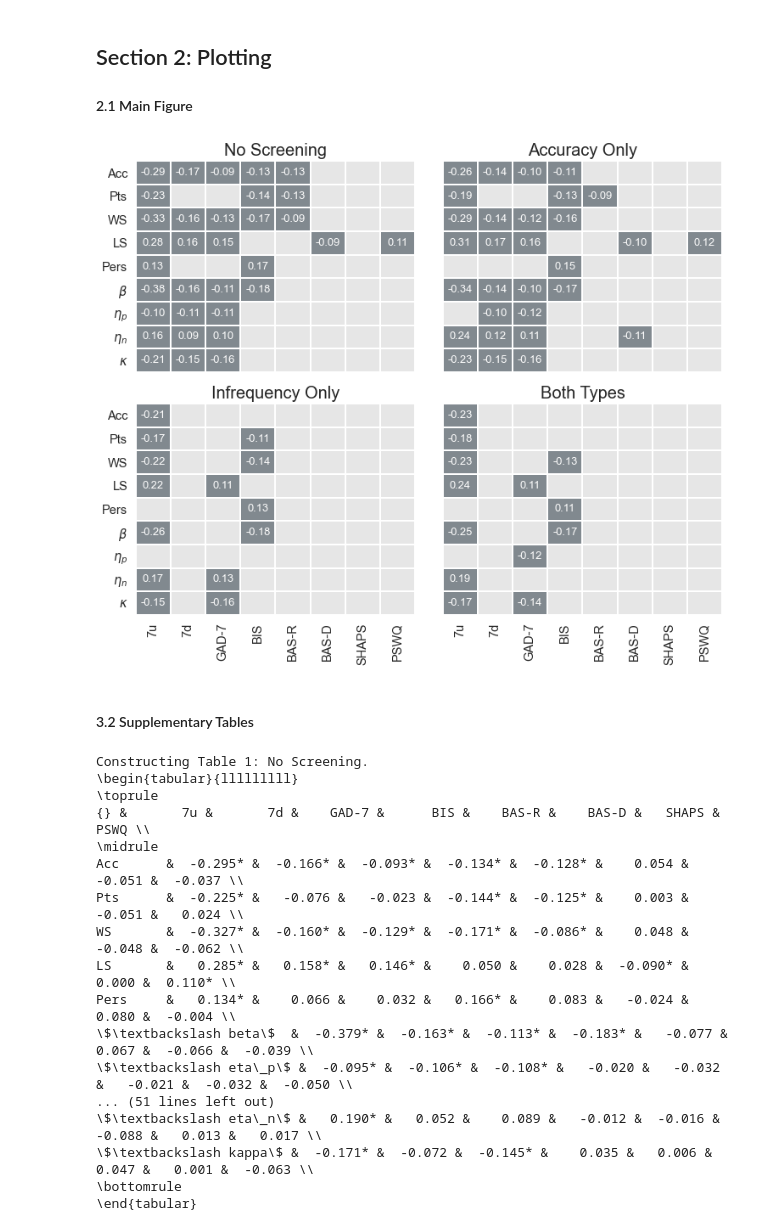
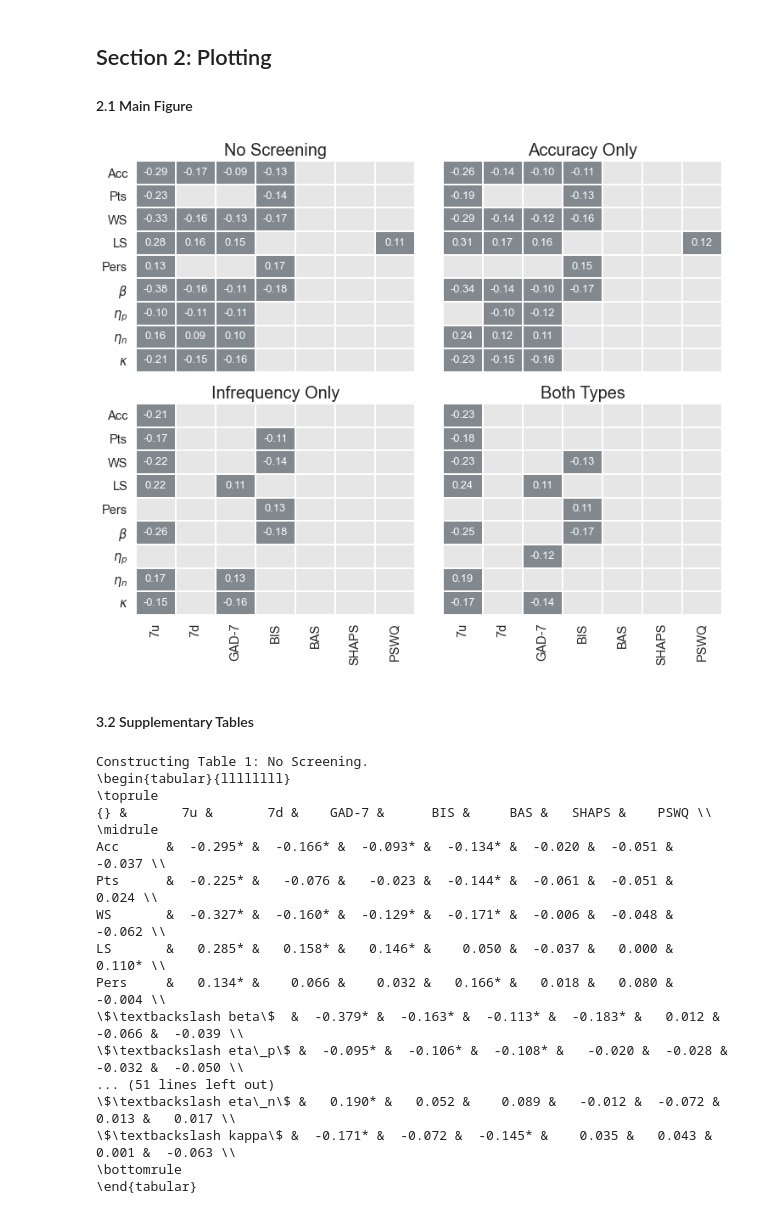
Before and after one commit to nivlab/sciops, a Jupyter notebook: analysis/results_03a.ipynb, the cells around one changed output. Drawn from its saved outputs; the diff is of its cells as text; code cells hidden in the pictures.

```diff
--- a/analysis/results_03a.ipynb
+++ b/analysis/results_03a.ipynb
@@ -36,7 +36,7 @@ queries = [
 
 ## Define variables of interest.
 rows = ['accuracy','points','ws','ls','perseveration','beta','eta_p','eta_n','kappa']
-cols = ['7u','7d','gad7','bis','bas_r','bas_d','shaps','pswq']
+cols = ['7u','7d','gad7','bis','bas','shaps','pswq']
 
 ## Define number of bootstraps.
 n_iter = 5000
@@ -102,36 +102,36 @@ annot_color = '0.99'
 label_pad = 6
 
 ## Define labels.
-xticklabels = ['7u', '7d', 'GAD-7', 'BIS', 'BAS-R', 'BAS-D', 'SHAPS', 'PSWQ']
+xticklabels = ['7u', '7d', 'GAD-7', 'BIS', 'BAS', 'SHAPS', 'PSWQ']
 yticklabels = ['Acc', 'Pts', 'WS', 'LS', 'Pers', r'$\beta$', r'$\eta_p$', r'$\eta_n$', r'$\kappa$']
 titles = ['No Screening', 'Accuracy Only', 'Infrequency Only', 'Both Types']
 
 #~~~~~~~~~~~~~~~~~~~~~~~~~~~~~~~~~~~~~~~~~~#
 ### Main loop.
 #~~~~~~~~~~~~~~~~~~~~~~~~~~~~~~~~~~~~~~~~~~#
 
 for k in range(corr.shape[0]):
 
     ## Initialize axis.
     ax = plt.subplot(gs[k//2,k%2])
 
     ## Plot correlations.
     arr = np.where(corr[k] * (pval[k] < 0.05), 1, 0)
     sns.heatmap(arr, cmap=cmap, cbar=False, linecolor='w', linewidths=1,
                 xticklabels=xticklabels if k//2 else [],
                 yticklabels=yticklabels if not k%2 else [], ax=ax)
 
     ## Add title.
     ax.set_title(titles[k], fontsize=20)
 
     ## Add annotations.
     for i, j in np.array(np.where(arr)).T:
         ax.text(j+0.5, i+0.5, '%0.2f' %corr[k,i,j], ha='center', va='center', fontsize=13, color=annot_color)
 
 ## Save figure.
 plt.savefig(os.path.join('..','figures','main_03a.png'), dpi=180, transparent=True)
 # %% [output]
-[figure, old version]
+[figure, new version]
 # %% [markdown]
 #### 3.2 Supplementary Tables
 # %%
@@ -145,7 +145,7 @@ from pandas import DataFrame
 tables = ['No Screening', 'Accuracy Only', 'Infrequency Only', 'Both Types']
 
 ## Define columns.
-columns = ['7u', '7d', 'GAD-7', 'BIS', 'BAS-R', 'BAS-D', 'SHAPS', 'PSWQ']
+columns = ['7u', '7d', 'GAD-7', 'BIS', 'BAS', 'SHAPS', 'PSWQ']
 index = ['Acc', 'Pts', 'WS', 'LS', 'Pers', r'$\beta$', r'$\eta_p$', r'$\eta_n$', r'$\kappa$']
 
 #~~~~~~~~~~~~~~~~~~~~~~~~~~~~~~~~~~~~~~~~~~#
@@ -167,19 +167,19 @@ for i, table in enumerate(tables):
     print(table.to_latex())
 # %% [output]
 Constructing Table 1: No Screening.
-\begin{tabular}{lllllllll}
+\begin{tabular}{llllllll}
 \toprule
-{} &       7u &       7d &    GAD-7 &      BIS &    BAS-R &    BAS-D &   SHAPS &    PSWQ \\
+{} &       7u &       7d &    GAD-7 &      BIS &     BAS &   SHAPS &    PSWQ \\
 \midrule
-Acc      &  -0.295* &  -0.166* &  -0.093* &  -0.134* &  -0.128* &    0.054 &  -0.051 &  -0.037 \\
-Pts      &  -0.225* &   -0.076 &   -0.023 &  -0.144* &  -0.125* &    0.003 &  -0.051 &   0.024 \\
-WS       &  -0.327* &  -0.160* &  -0.129* &  -0.171* &  -0.086* &    0.048 &  -0.048 &  -0.062 \\
-LS       &   0.285* &   0.158* &   0.146* &    0.050 &    0.028 &  -0.090* &   0.000 &  0.110* \\
-Pers     &   0.134* &    0.066 &    0.032 &   0.166* &    0.083 &   -0.024 &   0.080 &  -0.004 \\
-\$\textbackslash beta\$  &  -0.379* &  -0.163* &  -0.113* &  -0.183* &   -0.077 &    0.067 &  -0.066 &  -0.039 \\
-\$\textbackslash eta\_p\$ &  -0.095* &  -0.106* &  -0.108* &   -0.020 &   -0.032 &   -0.021 &  -0.032 &  -0.050 \\
+Acc      &  -0.295* &  -0.166* &  -0.093* &  -0.134* &  -0.020 &  -0.051 &  -0.037 \\
+Pts      &  -0.225* &   -0.076 &   -0.023 &  -0.144* &  -0.061 &  -0.051 &   0.024 \\
+WS       &  -0.327* &  -0.160* &  -0.129* &  -0.171* &  -0.006 &  -0.048 &  -0.062 \\
+LS       &   0.285* &   0.158* &   0.146* &    0.050 &  -0.037 &   0.000 &  0.110* \\
+Pers     &   0.134* &    0.066 &    0.032 &   0.166* &   0.018 &   0.080 &  -0.004 \\
+\$\textbackslash beta\$  &  -0.379* &  -0.163* &  -0.113* &  -0.183* &   0.012 &  -0.066 &  -0.039 \\
+\$\textbackslash eta\_p\$ &  -0.095* &  -0.106* &  -0.108* &   -0.020 &  -0.028 &  -0.032 &  -0.050 \\
 ... (51 lines left out)
-\$\textbackslash eta\_n\$ &   0.190* &   0.052 &    0.089 &   -0.012 &  -0.016 &  -0.088 &   0.013 &   0.017 \\
-\$\textbackslash kappa\$ &  -0.171* &  -0.072 &  -0.145* &    0.035 &   0.006 &   0.047 &   0.001 &  -0.063 \\
+\$\textbackslash eta\_n\$ &   0.190* &   0.052 &    0.089 &   -0.012 &  -0.072 &   0.013 &   0.017 \\
+\$\textbackslash kappa\$ &  -0.171* &  -0.072 &  -0.145* &    0.035 &   0.043 &   0.001 &  -0.063 \\
 \bottomrule
 \end{tabular}
```
Also changed, not shown: 15 other files.
